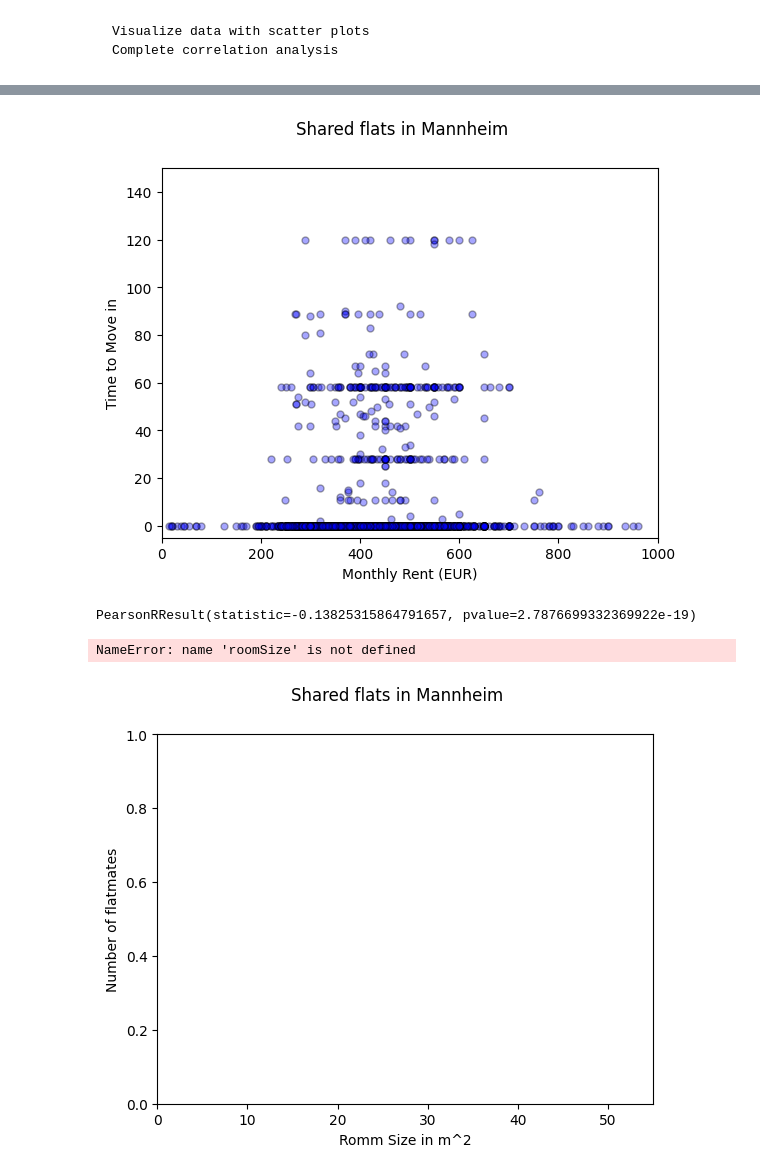
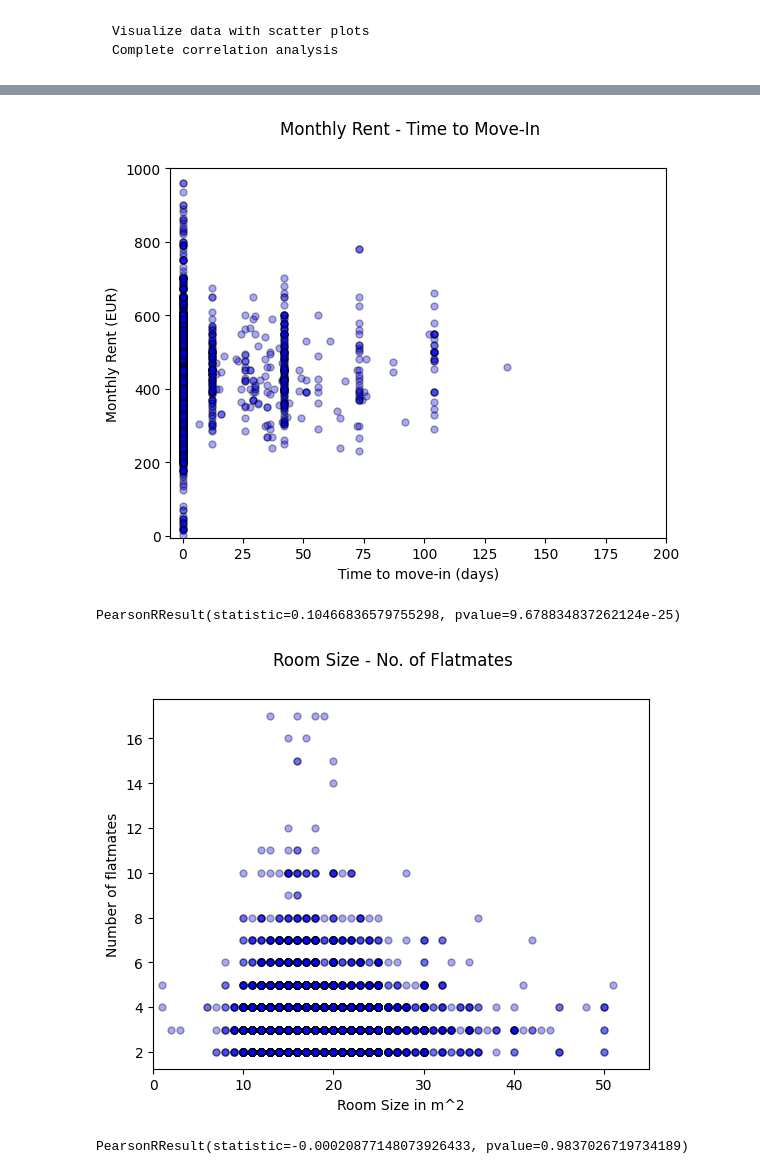
Before and after one commit to lukaslinss98/IntegrationsSeminar, a Jupyter notebook: IntegrationsSeminar.ipynb, the cells around one changed output, grey strips where cells are left out. Saved outputs shown, nothing was run; the diff lists cells and outputs as text; code cells hidden in the pictures.

```diff
--- a/IntegrationsSeminar.ipynb
+++ b/IntegrationsSeminar.ipynb
@@ -152,5 +146,20 @@ Current Proxy:  {'http': 'http://24.106.221.230:53281'}
+# %%
+# for i, val in enumerate(df['Bewohner']):
+#     if df['Bewohner'][i] == 50:
+#         df['Bewohner'][i] = np.NAN
+#         print(df['Bewohner'][i])
+#         #df['Bewohner'][i] = np.NAN
+
+df.loc[df.Bewohner == 50, 'Bewohner'] = np.NAN
+
+df = df.dropna()
 # %%
 print(df.head())
+for i, val in enumerate(df['Bewohner']):
+    df['Bewohner'][i] = np.nan if pd.isnull(val) else val
+
+df.dropna()
+
 df = df.drop(df[df.Groese == 'n.a.'].index)
 print(len(df))
 # %% [output]
@@ -183,7 +194,10 @@ for i, room in enumerate(roomSize):
 
 for i, flat in enumerate(flatmates):
     endIndex = flat.find('er')
-    flatmates[i] = int(flat[0:endIndex])
+    if type(flat[0:endIndex]) == str:
+        flatmates[i] = int(flat[0:endIndex])
+        print(flatmates[i])
+        #if type(flat[0:endIndex]) == str else 0
 
 moveInDates = []
 for i, date in enumerate(df.iloc[:, 5].tolist()):
@@ -204,7 +218,6 @@ for i, el in enumerate(df.iloc[:, 0].tolist()):
 
     femInhabitants = int(inhabitants[0: inhabitants.find('w')])
     maleInhabitants = int(inhabitants[inhabitants.find('w') + 2: inhabitants.find('m')])
-
     femPercent = femInhabitants / flatmates[i]
     malePercent = maleInhabitants / flatmates[i]
 
@@ -212,14 +225,4 @@ for i, el in enumerate(df.iloc[:, 0].tolist()):
     females.append(femInhabitants)
     malePercentage.append(malePercent)
     femalePercentage.append(femPercent)
-
-
-# print('Move IN Date:',len(moveInDates), moveInDates)
-# print('Rent Price:',len(rentPrice), rentPrice)
-# print('Room Size:',len(roomSize), roomSize)
-# print('No. Flatmates',len(flatmates), flatmates)
-# print('Male Percentage',len(malePercentage), malePercentage)
-# print('Female Percentage', len(femalePercentage), femalePercentage)
-# zScore = np.abs(stats.zscore(rentPrice))
-# print(len(zScore), zScore)
 # %% [output]
@@ -297,34 +302,34 @@ PearsonRResult(statistic=-0.0827119953375686, pvalue=0.611874574362973)
 # %%
 plt.style.use('default')
 fig, ax = plt.subplots()
-fig.suptitle("Shared flats in Mannheim")
-plt.xlabel('Monthly Rent (EUR)')
-plt.ylabel('Time to Move in')
-plt.xlim(0, 1000)
-plt.ylim(-5, 150)
-plt.scatter(rentPrice, timeToMoveIn, s=25, c='blue',edgecolors='black', linewidths=1, alpha=0.35)
+fig.suptitle("Monthly Rent - Time to Move-In")
+plt.xlabel('Time to move-in (days)')
+plt.ylabel('Monthly Rent (EUR)')
+plt.xlim(-5, 200)
+plt.ylim(-5, 1000)
+plt.scatter(timeToMoveIn, rentPrice, s=25, c='blue',edgecolors='black', linewidths=1, alpha=0.35)
 plt.show()
 
-scipy.stats.pearsonr(rentPrice, flatmates)
+stats.pearsonr(timeToMoveIn, rentPrice)
 # %% [output]
-[figure, old version]
+[figure, new version]
-PearsonRResult(statistic=-0.13825315864791657, pvalue=2.7876699332369922e-19)
+PearsonRResult(statistic=0.10466836579755298, pvalue=9.678834837262124e-25)
 # %%
 plt.style.use('default')
 fig, ax = plt.subplots()
-fig.suptitle("Shared flats in Mannheim")
+fig.suptitle("Room Size - No. of Flatmates")
 plt.ylabel('Number of flatmates')
-plt.xlabel('Romm Size in m^2')
+plt.xlabel('Room Size in m^2')
 #plt.yscale('log')
 plt.xlim(0, 55)
 
 plt.scatter(roomSize, flatmates, s=25, c='blue',edgecolors='black', linewidths=1, alpha=0.35)
 plt.show()
 
-scipy.stats.pearsonr(roomSize, flatmates)
+stats.pearsonr(roomSize, flatmates)
 # %% [output]
+[figure, new version]
-NameError: name 'roomSize' is not defined
+PearsonRResult(statistic=-0.00020877148073926433, pvalue=0.9837026719734189)
-[figure, old version]
 # %%
 plt.style.use('default')
 fig, ax = plt.subplots()
```
Also changed, not shown: parts of 16 cells of this notebook, 4 other files.
